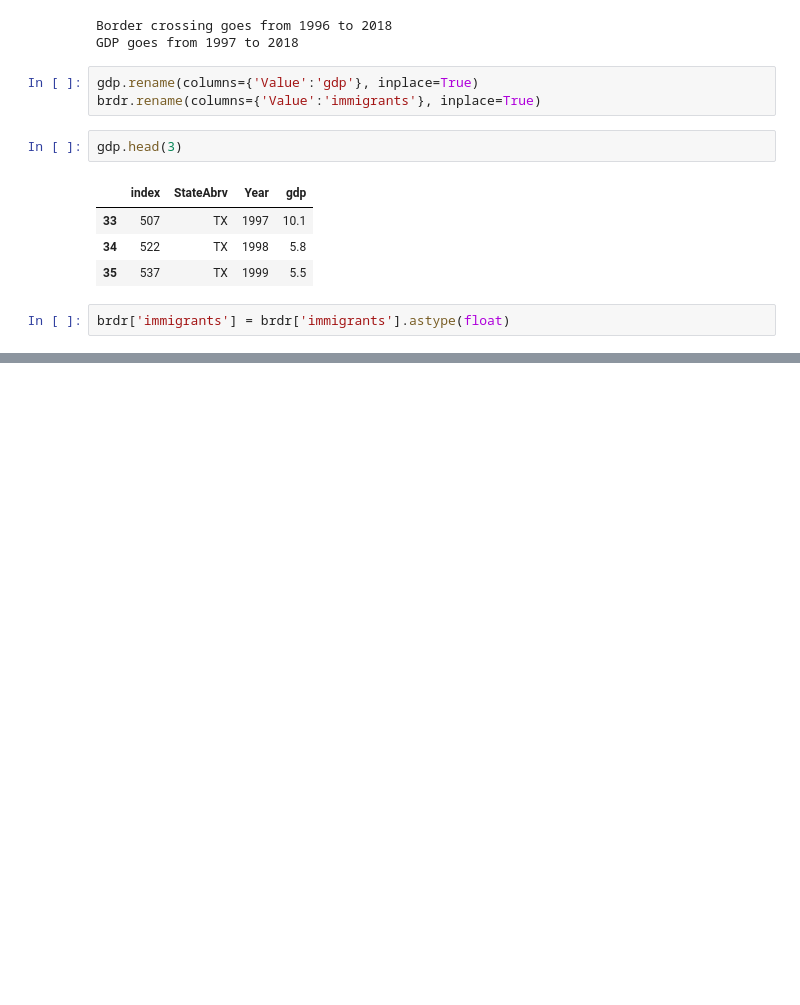
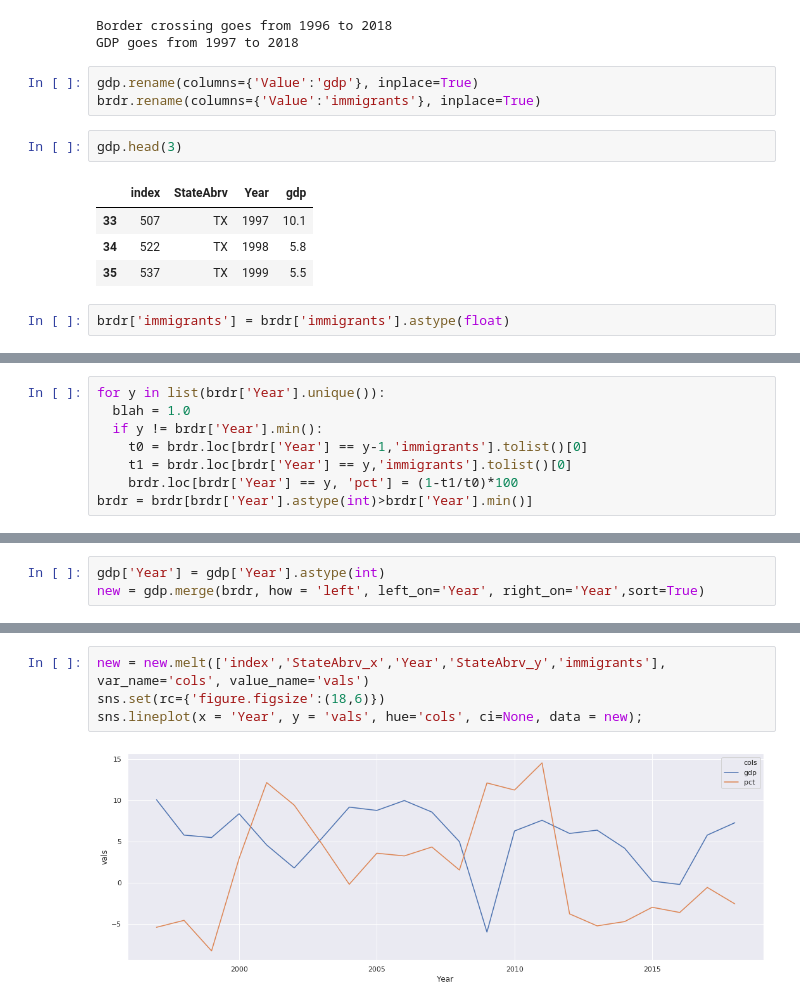
Before and after one commit to maxrgnt/economic-eda-by-state, a Jupyter notebook: EDA.ipynb, the cells around one changed output, grey strips where cells are left out. Drawn from its saved outputs; the diff is of its cells as text; blank space fills up the shorter version.

```diff
--- a/EDA.ipynb
+++ b/EDA.ipynb
@@ -258,0 +238,8 @@ for y in list(brdr['Year'].unique()):
+# %%
+for y in list(brdr['Year'].unique()):
+  blah = 1.0
+  if y != brdr['Year'].min():
+    t0 = brdr.loc[brdr['Year'] == y-1,'immigrants'].tolist()[0]
+    t1 = brdr.loc[brdr['Year'] == y,'immigrants'].tolist()[0]
+    brdr.loc[brdr['Year'] == y, 'pct'] = (1-t1/t0)*100
+brdr = brdr[brdr['Year'].astype(int)>brdr['Year'].min()]
@@ -258,0 +267,3 @@ for y in list(brdr['Year'].unique()):
+# %%
+gdp['Year'] = gdp['Year'].astype(int)
+new = gdp.merge(brdr, how = 'left', left_on='Year', right_on='Year',sort=True)
@@ -258,0 +290,6 @@ for y in list(brdr['Year'].unique()):
+# %%
+new = new.melt(['index','StateAbrv_x','Year','StateAbrv_y','immigrants'], var_name='cols', value_name='vals')
+sns.set(rc={'figure.figsize':(18,6)})
+sns.lineplot(x = 'Year', y = 'vals', hue='cols', ci=None, data = new);
+# %% [output]
+[figure, added]
```
Also changed, not shown: parts of 8 cells of this notebook.
